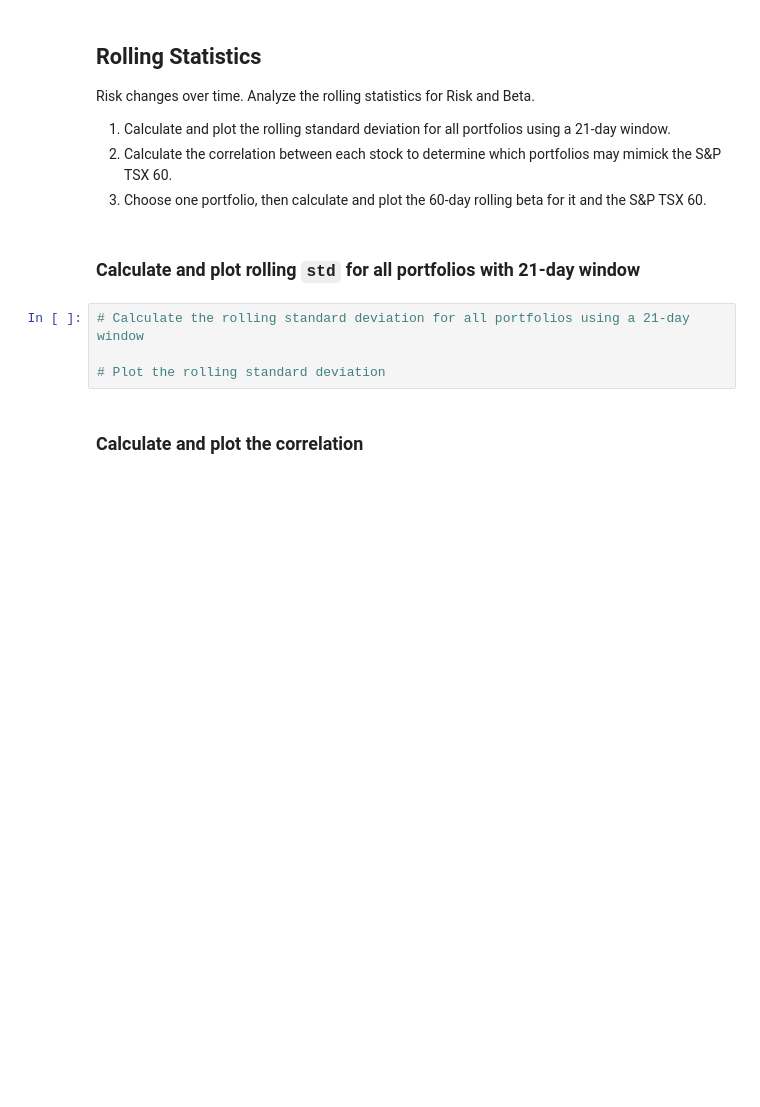
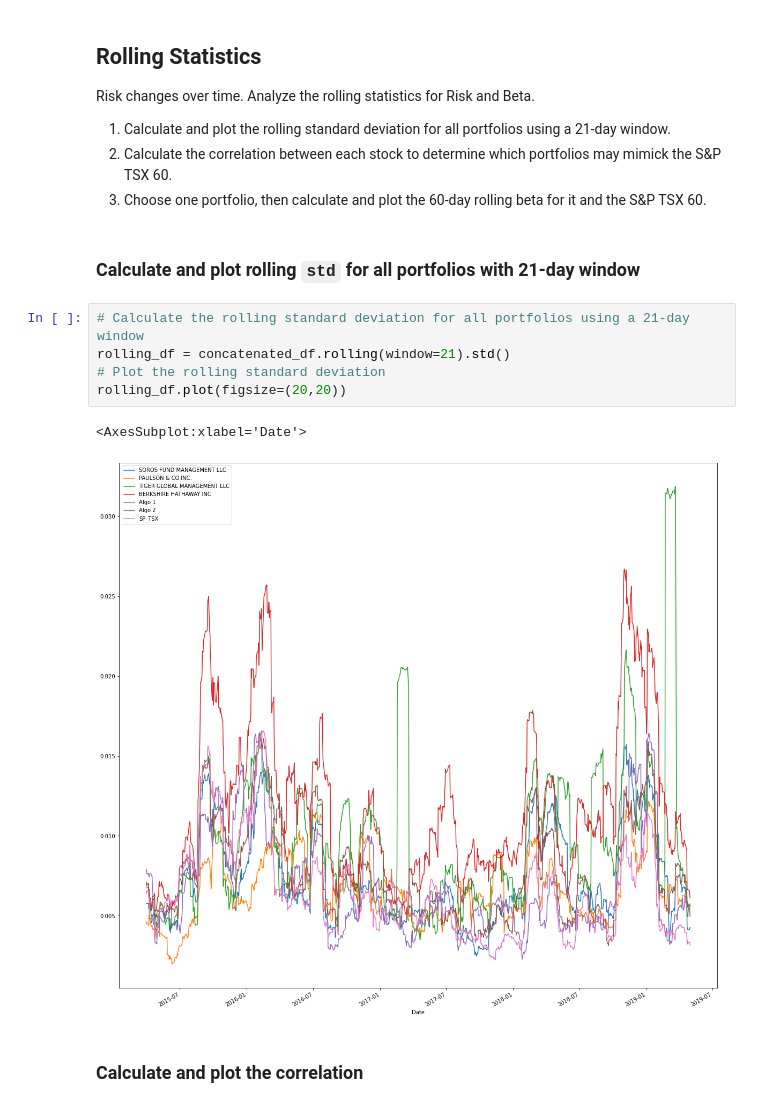
Before and after one commit to nagpalmanpreet/whale-analysis, a Jupyter notebook: whale_analysis.ipynb, the cells around one changed output. Drawn from its saved outputs; the diff is of its cells as text; blank space fills up the shorter version.

```diff
--- a/whale_analysis.ipynb
+++ b/whale_analysis.ipynb
@@ -268,8 +297,12 @@ Risk changes over time. Analyze the rolling statistics for Risk and Beta.
 ### Calculate and plot rolling `std` for all portfolios with 21-day window
 # %%
 # Calculate the rolling standard deviation for all portfolios using a 21-day window
-
+rolling_df = concatenated_df.rolling(window=21).std()
 # Plot the rolling standard deviation
+rolling_df.plot(figsize=(20,20))
+# %% [output]
+<AxesSubplot:xlabel='Date'>
+[figure, added]
 # %% [markdown]
 ### Calculate and plot the correlation
 # %%
```
Also changed, not shown: parts of 5 cells of this notebook.
